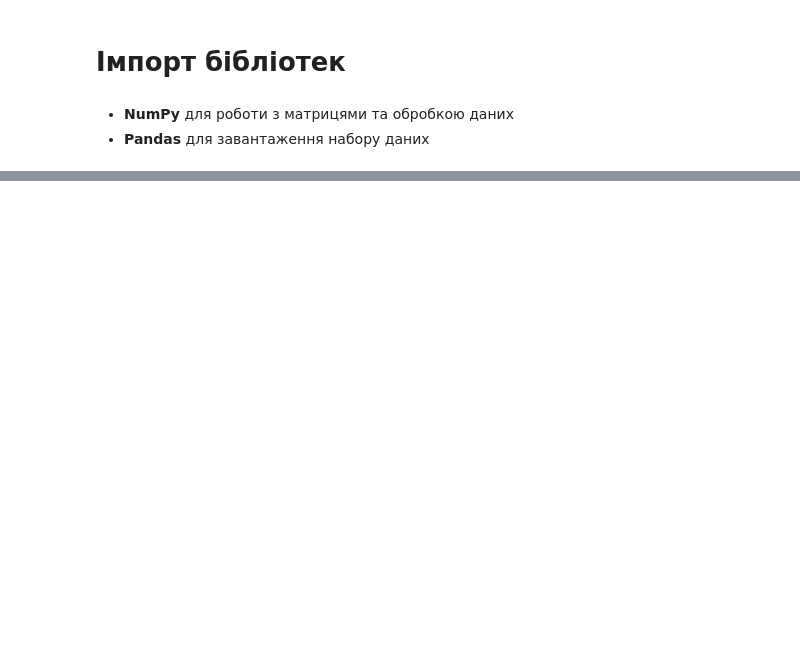
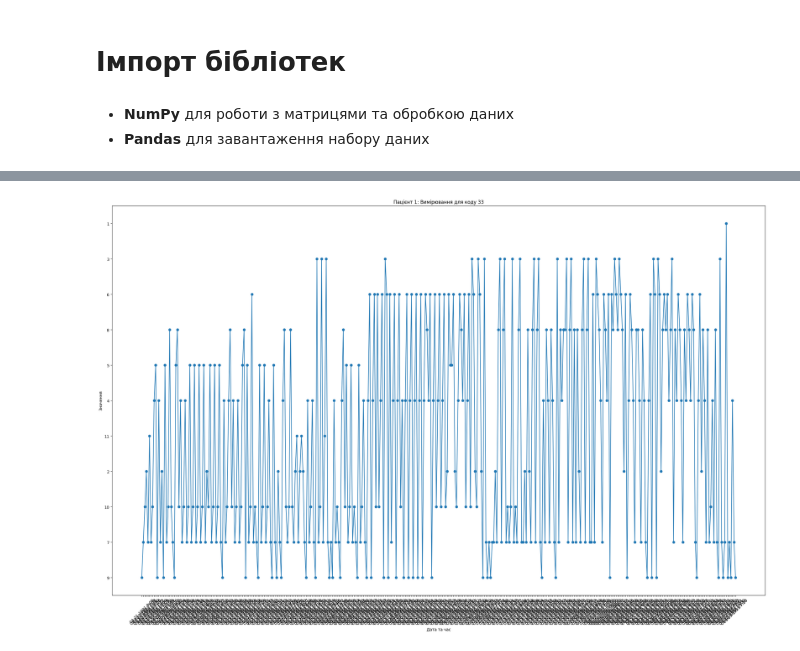
Before and after one commit to dmuman/ML-projects-and-tutorials, a Jupyter notebook: NumPy/Projects/Diabetes.ipynb, the cells around one changed output, grey strips where cells are left out. Drawn from its saved outputs; the diff is of its cells as text; code cells hidden in the pictures; blank space fills up the shorter version.

```diff
--- a/NumPy/Projects/Diabetes.ipynb
+++ b/NumPy/Projects/Diabetes.ipynb
@@ -41,0 +95,3 @@ print(data.head())
+# %%
+df.drop(columns=['Unnamed: 0'], inplace=True) # inplace=True, щоб змінити оригінальний фрейм
+df.head() # перевіримо, чи колонку було видалено
@@ -60,0 +142,2 @@ TypeError: can only concatenate str (not "int") to str
+# %%
+df.dropna(inplace=True) # inplace=True вказує на те, що буде змінено оригінальний фрейм
@@ -60,0 +167,4 @@ TypeError: can only concatenate str (not "int") to str
+# %%
+df['datetime'] = df['date'] + ' ' + df['time']
+
+df.head()
@@ -60,0 +178,3 @@ TypeError: can only concatenate str (not "int") to str
+# %%
+df.drop(columns=['date', 'time'], inplace=True)
+df.head()
@@ -60,0 +211,18 @@ TypeError: can only concatenate str (not "int") to str
+# %%
+import matplotlib.pyplot as plt
+
+patient_id = 1
+code_to_visualize = 33
+
+patient_data = df[(df['patient_id'] == patient_id) & (df['code'] == code_to_visualize)]
+
+plt.figure(figsize=(30, 18))
+plt.plot(patient_data['datetime'], patient_data['value'], marker='o')
+plt.title(f'Пацієнт {patient_id}: Вимірювання для коду {code_to_visualize}')
+plt.xlabel('Дата та час')
+plt.ylabel('Значення')
+plt.xticks(rotation=45)
+# plt.tight_layout()
+plt.show()
+# %% [output]
+[figure, added]
```
Also changed, not shown: parts of 28 cells of this notebook.
